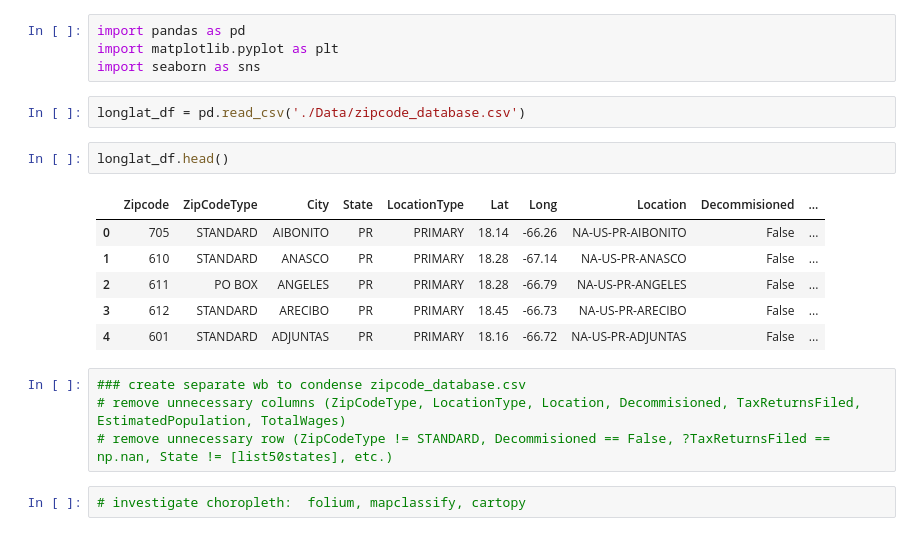
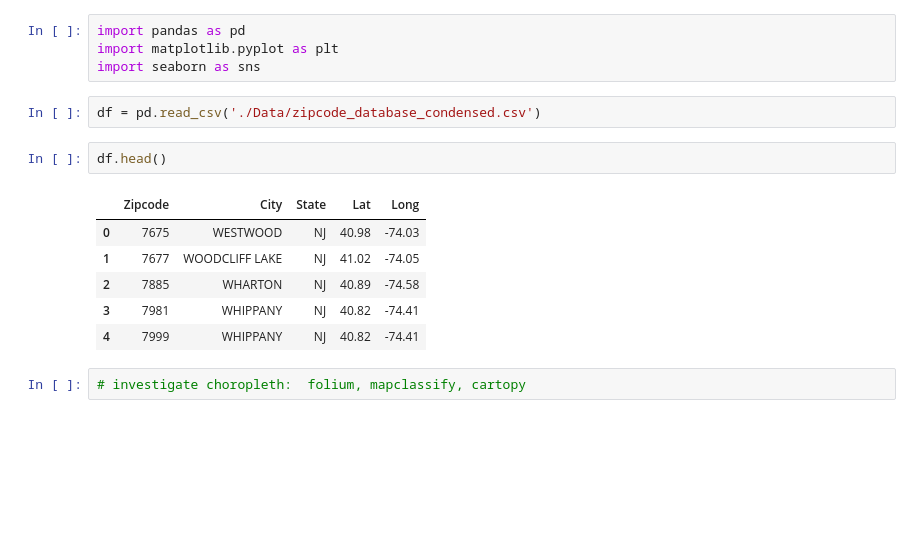
Before and after one commit to mitchdshawn/disaster_income_loss, a Jupyter notebook: Map.ipynb, the cells around one changed output. Saved outputs shown, nothing was run; the diff lists cells and outputs as text; blank space fills up the shorter version.

```diff
--- a/Map.ipynb
+++ b/Map.ipynb
@@ -6,20 +6,16 @@ import pandas as pd
 import matplotlib.pyplot as plt
 import seaborn as sns
 # %%
-longlat_df = pd.read_csv('./Data/zipcode_database.csv')
+df = pd.read_csv('./Data/zipcode_database_condensed.csv')
 # %%
-longlat_df.head()
+df.head()
 # %% [output]
-|  | Zipcode | ZipCodeType | City | State | LocationType | Lat | Long | Location | Decommisioned | ... |
-| 0 | 705 | STANDARD | AIBONITO | PR | PRIMARY | 18.14 | -66.26 | NA-US-PR-AIBONITO | False | ... |
-| 1 | 610 | STANDARD | ANASCO | PR | PRIMARY | 18.28 | -67.14 | NA-US-PR-ANASCO | False | ... |
-| 2 | 611 | PO BOX | ANGELES | PR | PRIMARY | 18.28 | -66.79 | NA-US-PR-ANGELES | False | ... |
-| 3 | 612 | STANDARD | ARECIBO | PR | PRIMARY | 18.45 | -66.73 | NA-US-PR-ARECIBO | False | ... |
-| 4 | 601 | STANDARD | ADJUNTAS | PR | PRIMARY | 18.16 | -66.72 | NA-US-PR-ADJUNTAS | False | ... |
+|  | Zipcode | City | State | Lat | Long |
+| 0 | 7675 | WESTWOOD | NJ | 40.98 | -74.03 |
+| 1 | 7677 | WOODCLIFF LAKE | NJ | 41.02 | -74.05 |
+| 2 | 7885 | WHARTON | NJ | 40.89 | -74.58 |
+| 3 | 7981 | WHIPPANY | NJ | 40.82 | -74.41 |
+| 4 | 7999 | WHIPPANY | NJ | 40.82 | -74.41 |
-# %%
-### create separate wb to condense zipcode_database.csv
-# remove unnecessary columns (ZipCodeType, LocationType, Location, Decommisioned, TaxReturnsFiled, EstimatedPopulation, TotalWages)
-# remove unnecessary row (ZipCodeType != STANDARD, Decommisioned == False, ?TaxReturnsFiled == np.nan, State != [list50states], etc.)
 # %%
 # investigate choropleth:  folium, mapclassify, cartopy
 # %%
```
Also changed, not shown: parts of 6 cells of this notebook, 2 other files.
